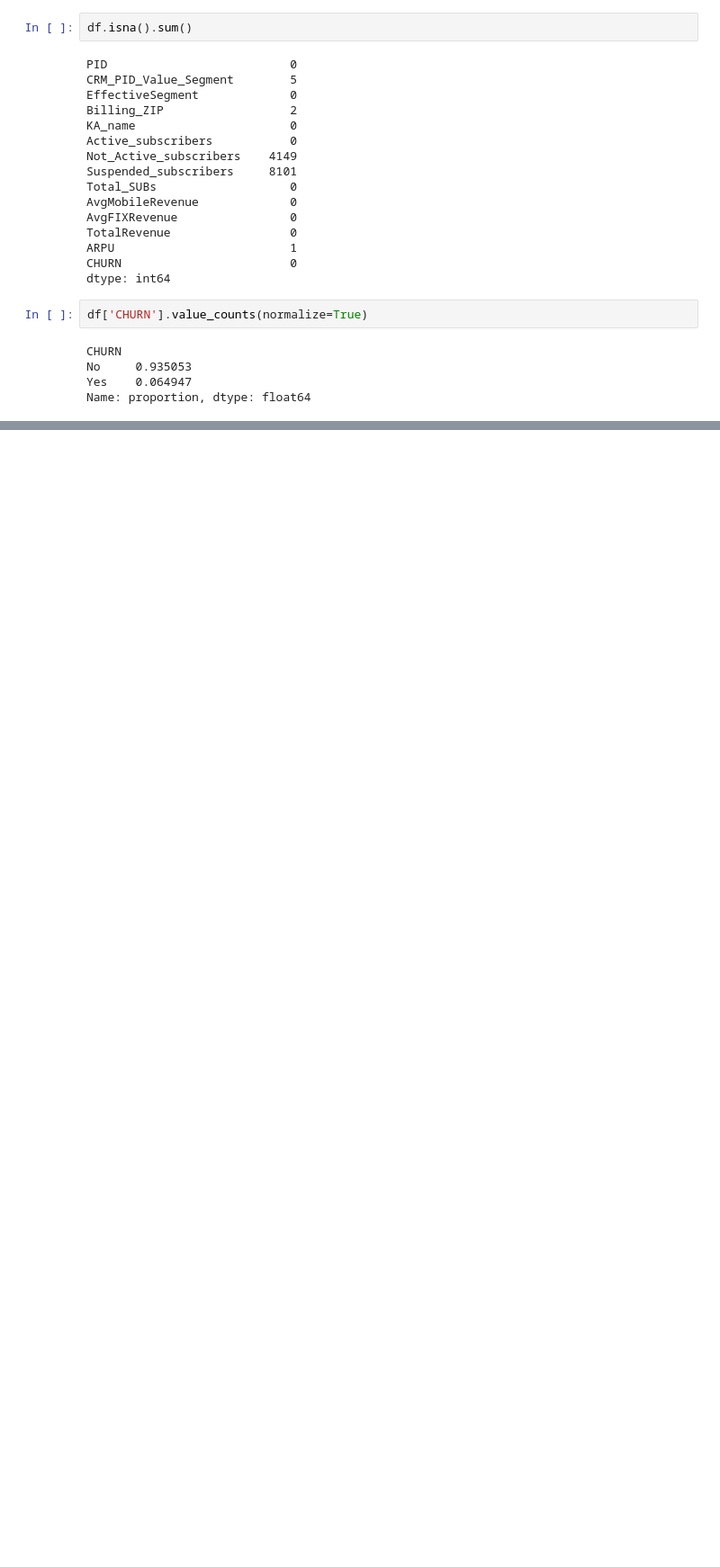
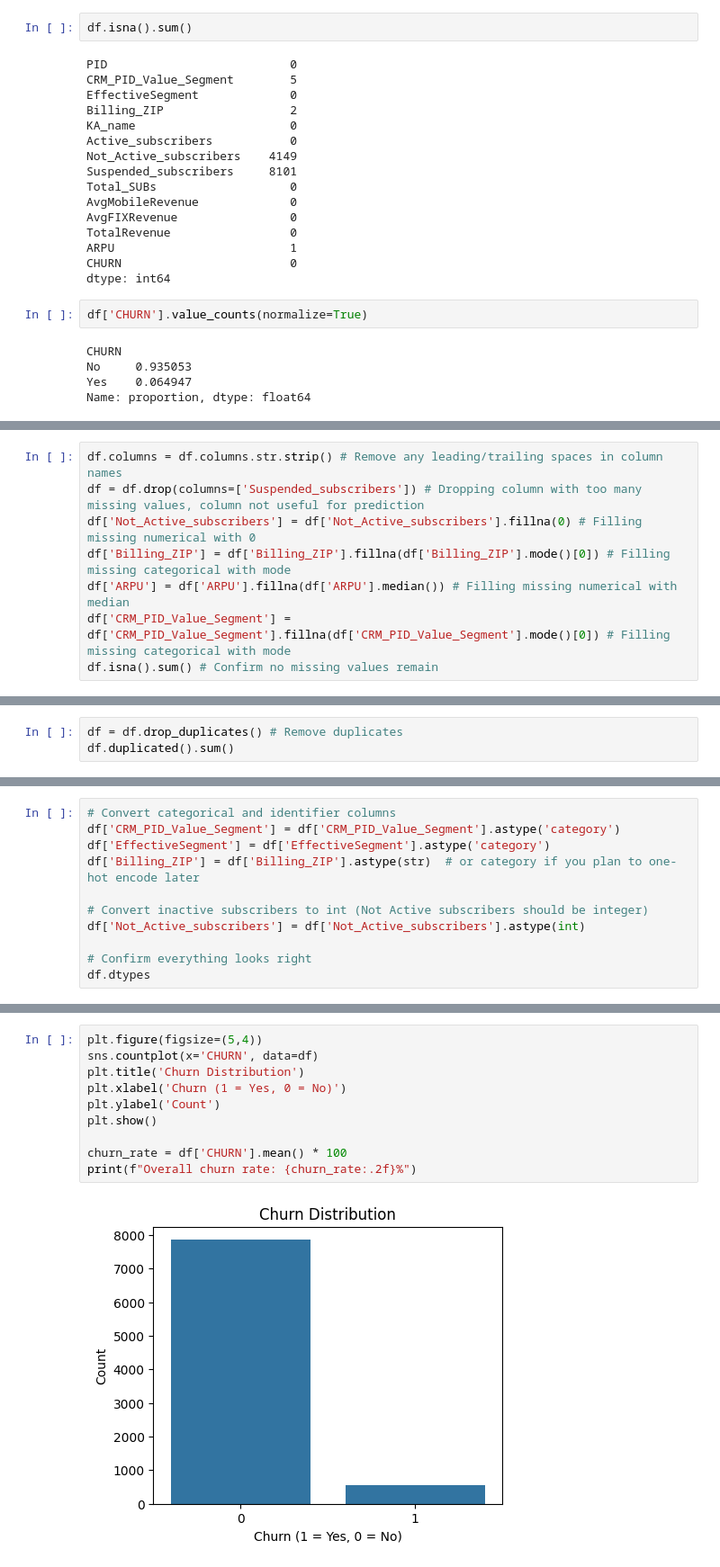
Before and after one commit to rkoush/Personal_Projects, a Jupyter notebook: B2B Customer Churn/B2B_Customer_Churn.ipynb, the cells around one changed output, grey strips where cells are left out. Shown at 90% size. Drawn from its saved outputs; the diff is of its cells as text; blank space fills up the shorter version.

```diff
--- a/B2B Customer Churn/B2B_Customer_Churn.ipynb
+++ b/B2B Customer Churn/B2B_Customer_Churn.ipynb
@@ -127,0 +134,8 @@ Name: proportion, dtype: float64
+# %%
+df.columns = df.columns.str.strip() # Remove any leading/trailing spaces in column names
+df = df.drop(columns=['Suspended_subscribers']) # Dropping column with too many missing values, column not useful for prediction
+df['Not_Active_subscribers'] = df['Not_Active_subscribers'].fillna(0) # Filling missing numerical with 0
+df['Billing_ZIP'] = df['Billing_ZIP'].fillna(df['Billing_ZIP'].mode()[0]) # Filling missing categorical with mode
+df['ARPU'] = df['ARPU'].fillna(df['ARPU'].median()) # Filling missing numerical with median
+df['CRM_PID_Value_Segment'] = df['CRM_PID_Value_Segment'].fillna(df['CRM_PID_Value_Segment'].mode()[0]) # Filling missing categorical with mode
+df.isna().sum() # Confirm no missing values remain
@@ -127,0 +174,3 @@ Name: proportion, dtype: float64
+# %%
+df = df.drop_duplicates() # Remove duplicates
+df.duplicated().sum()
@@ -127,0 +179,11 @@ Name: proportion, dtype: float64
+# %%
+# Convert categorical and identifier columns
+df['CRM_PID_Value_Segment'] = df['CRM_PID_Value_Segment'].astype('category')
+df['EffectiveSegment'] = df['EffectiveSegment'].astype('category')
+df['Billing_ZIP'] = df['Billing_ZIP'].astype(str)  # or category if you plan to one-hot encode later
+
+# Convert inactive subscribers to int (Not Active subscribers should be integer)
+df['Not_Active_subscribers'] = df['Not_Active_subscribers'].astype(int)
+
+# Confirm everything looks right
+df.dtypes
@@ -127,0 +258,12 @@ Name: proportion, dtype: float64
+# %%
+plt.figure(figsize=(5,4))
+sns.countplot(x='CHURN', data=df)
+plt.title('Churn Distribution')
+plt.xlabel('Churn (1 = Yes, 0 = No)')
+plt.ylabel('Count')
+plt.show()
+
+churn_rate = df['CHURN'].mean() * 100
+print(f"Overall churn rate: {churn_rate:.2f}%")
+# %% [output]
+[figure, added]
```
Also changed, not shown: parts of 27 cells of this notebook.
